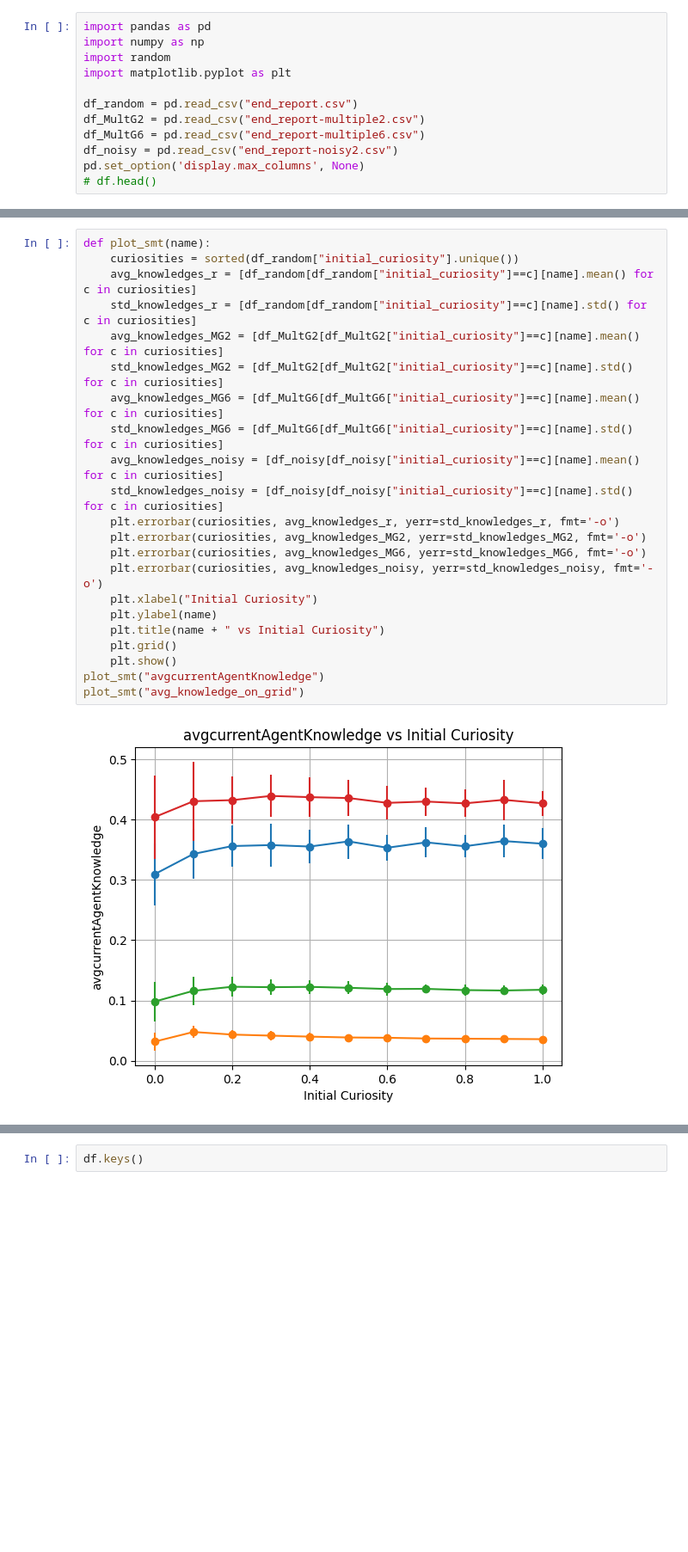
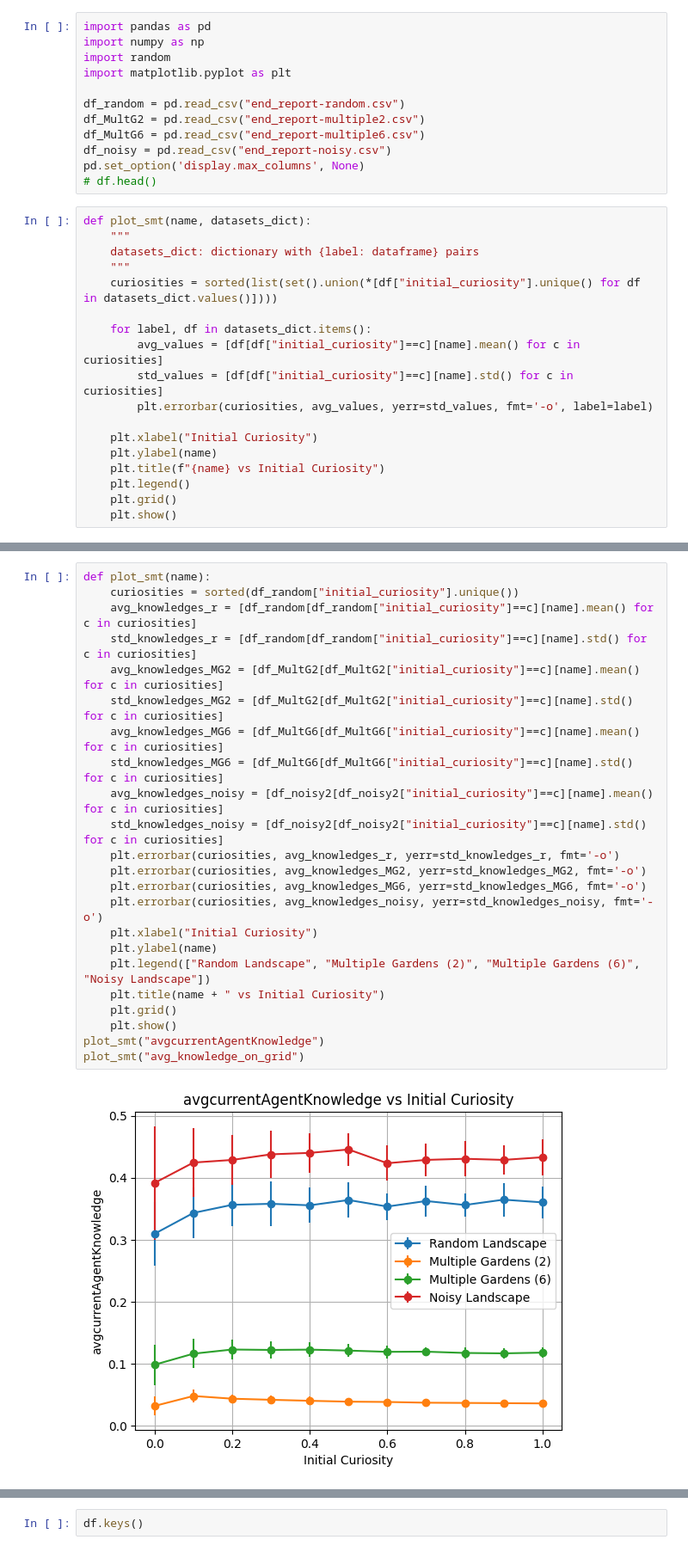
Before and after one commit to paulbanse/sciencemodels, a Jupyter notebook: compare_landscapes.ipynb, the cells around one changed output, grey strips where cells are left out. Shown at 86% size. Drawn from its saved outputs; the diff is of its cells as text; blank space fills up the shorter version.

```diff
--- a/compare_landscapes.ipynb
+++ b/compare_landscapes.ipynb
@@ -4,9 +4,27 @@ import numpy as np
 import random
 import matplotlib.pyplot as plt
 
-df_random = pd.read_csv("end_report.csv")
+df_random = pd.read_csv("end_report-random.csv")
 df_MultG2 = pd.read_csv("end_report-multiple2.csv")
 df_MultG6 = pd.read_csv("end_report-multiple6.csv")
-df_noisy = pd.read_csv("end_report-noisy2.csv")
+df_noisy = pd.read_csv("end_report-noisy.csv")
 pd.set_option('display.max_columns', None)
 # df.head()
+# %%
+def plot_smt(name, datasets_dict):
+    """
+    datasets_dict: dictionary with {label: dataframe} pairs
+    """
+    curiosities = sorted(list(set().union(*[df["initial_curiosity"].unique() for df in datasets_dict.values()])))
+
+    for label, df in datasets_dict.items():
+        avg_values = [df[df["initial_curiosity"]==c][name].mean() for c in curiosities]
+        std_values = [df[df["initial_curiosity"]==c][name].std() for c in curiosities]
+        plt.errorbar(curiosities, avg_values, yerr=std_values, fmt='-o', label=label)
+
+    plt.xlabel("Initial Curiosity")
+    plt.ylabel(name)
+    plt.title(f"{name} vs Initial Curiosity")
+    plt.legend()
+    plt.grid()
+    plt.show()
@@ -13,24 +61,25 @@ pd.set_option('display.max_columns', None)
 # %%
 def plot_smt(name):
     curiosities = sorted(df_random["initial_curiosity"].unique())
     avg_knowledges_r = [df_random[df_random["initial_curiosity"]==c][name].mean() for c in curiosities]
     std_knowledges_r = [df_random[df_random["initial_curiosity"]==c][name].std() for c in curiosities]
     avg_knowledges_MG2 = [df_MultG2[df_MultG2["initial_curiosity"]==c][name].mean() for c in curiosities]
     std_knowledges_MG2 = [df_MultG2[df_MultG2["initial_curiosity"]==c][name].std() for c in curiosities]
     avg_knowledges_MG6 = [df_MultG6[df_MultG6["initial_curiosity"]==c][name].mean() for c in curiosities]
     std_knowledges_MG6 = [df_MultG6[df_MultG6["initial_curiosity"]==c][name].std() for c in curiosities]
-    avg_knowledges_noisy = [df_noisy[df_noisy["initial_curiosity"]==c][name].mean() for c in curiosities]
-    std_knowledges_noisy = [df_noisy[df_noisy["initial_curiosity"]==c][name].std() for c in curiosities]
+    avg_knowledges_noisy = [df_noisy2[df_noisy2["initial_curiosity"]==c][name].mean() for c in curiosities]
+    std_knowledges_noisy = [df_noisy2[df_noisy2["initial_curiosity"]==c][name].std() for c in curiosities]
     plt.errorbar(curiosities, avg_knowledges_r, yerr=std_knowledges_r, fmt='-o')
     plt.errorbar(curiosities, avg_knowledges_MG2, yerr=std_knowledges_MG2, fmt='-o')
     plt.errorbar(curiosities, avg_knowledges_MG6, yerr=std_knowledges_MG6, fmt='-o')
     plt.errorbar(curiosities, avg_knowledges_noisy, yerr=std_knowledges_noisy, fmt='-o')
     plt.xlabel("Initial Curiosity")
     plt.ylabel(name)
+    plt.legend(["Random Landscape", "Multiple Gardens (2)", "Multiple Gardens (6)", "Noisy Landscape"])
     plt.title(name + " vs Initial Curiosity")
     plt.grid()
     plt.show()
 plot_smt("avgcurrentAgentKnowledge")
 plot_smt("avg_knowledge_on_grid")
 # %% [output]
-[figure, old version]
+[figure, new version]
```
Also changed, not shown: parts of 4 cells of this notebook, 6 other files.
